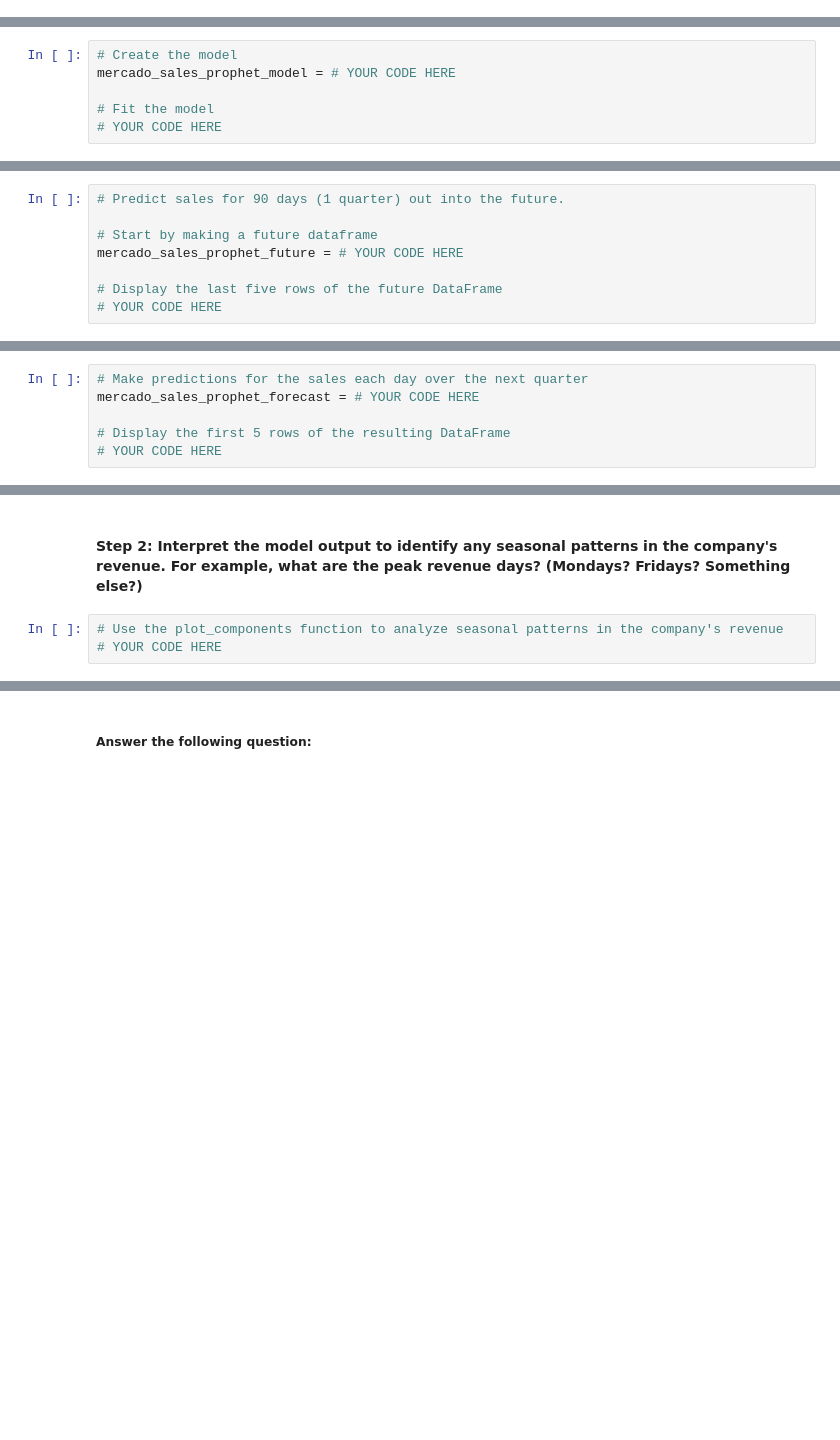
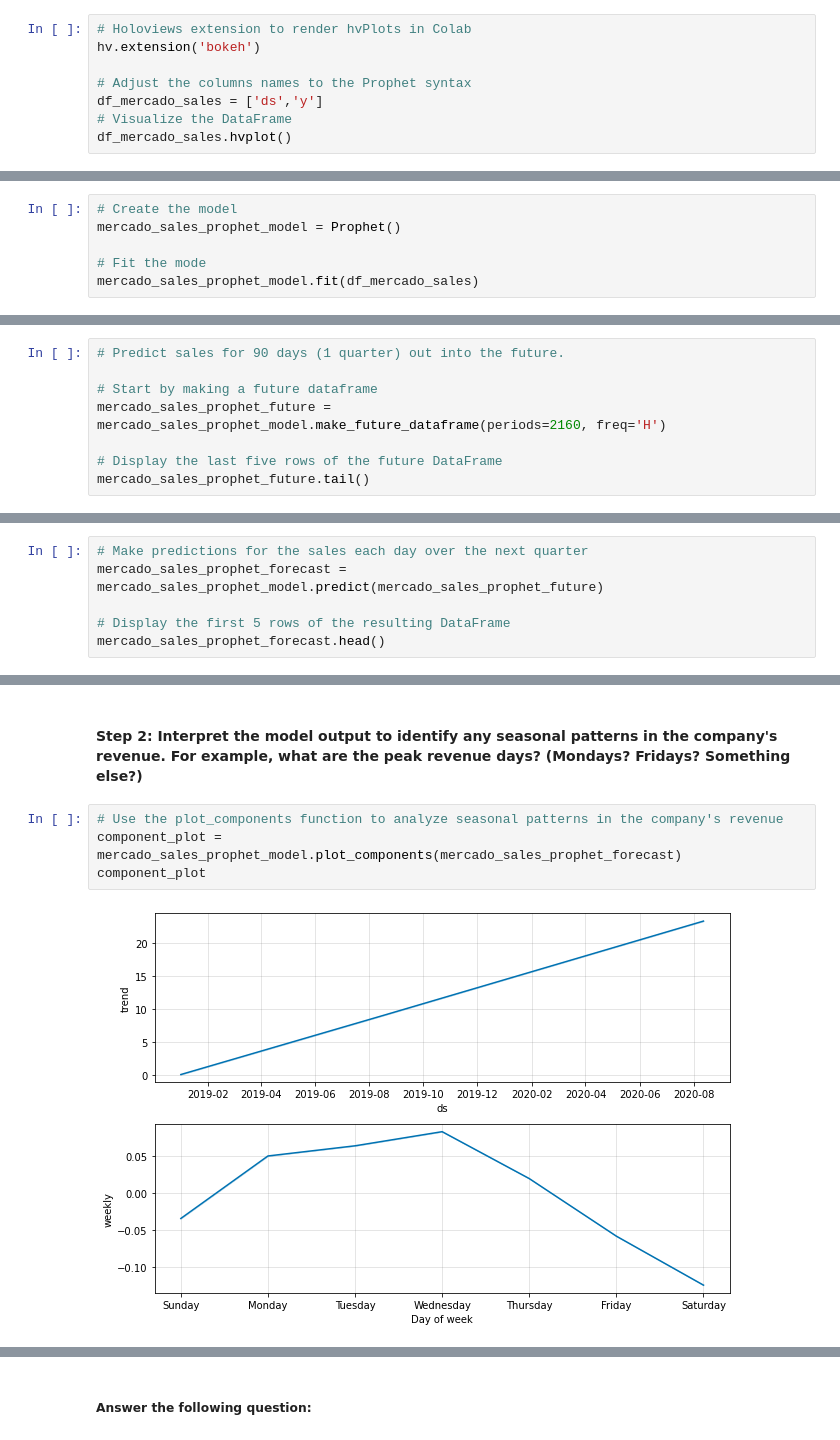
Before and after one commit to mightymiklas/Time_Series_Forecasting, a Jupyter notebook: forecasting_net_prophet.ipynb, the cells around one changed output, grey strips where cells are left out. Drawn from its saved outputs; the diff is of its cells as text; blank space fills up the shorter version.

```diff
--- a/forecasting_net_prophet.ipynb
+++ b/forecasting_net_prophet.ipynb
@@ -480,0 +682,8 @@ mercado_sales_prophet_df.columns = # YOUR CODE HERE
+# %%
+# Holoviews extension to render hvPlots in Colab
+hv.extension('bokeh')
+
+# Adjust the columns names to the Prophet syntax
+df_mercado_sales = ['ds','y']
+# Visualize the DataFrame
+df_mercado_sales.hvplot()
@@ -481,6 +692,6 @@ mercado_sales_prophet_df.columns = # YOUR CODE HERE
 # %%
 # Create the model
-mercado_sales_prophet_model = # YOUR CODE HERE
+mercado_sales_prophet_model = Prophet()
 
-# Fit the model
-# YOUR CODE HERE
+# Fit the mode
+mercado_sales_prophet_model.fit(df_mercado_sales)
@@ -488,7 +703,7 @@ mercado_sales_prophet_model = # YOUR CODE HERE
 # Predict sales for 90 days (1 quarter) out into the future.
 
 # Start by making a future dataframe
-mercado_sales_prophet_future = # YOUR CODE HERE
+mercado_sales_prophet_future = mercado_sales_prophet_model.make_future_dataframe(periods=2160, freq='H')
 
 # Display the last five rows of the future DataFrame
-# YOUR CODE HERE
+mercado_sales_prophet_future.tail()
@@ -495,6 +717,6 @@ mercado_sales_prophet_future = # YOUR CODE HERE
 # %%
 # Make predictions for the sales each day over the next quarter
-mercado_sales_prophet_forecast = # YOUR CODE HERE
+mercado_sales_prophet_forecast = mercado_sales_prophet_model.predict(mercado_sales_prophet_future)
 
 # Display the first 5 rows of the resulting DataFrame
-# YOUR CODE HERE
+mercado_sales_prophet_forecast.head()
@@ -502,4 +731,7 @@ mercado_sales_prophet_forecast = # YOUR CODE HERE
 #### Step 2: Interpret the model output to identify any seasonal patterns in the company's revenue. For example, what are the peak revenue days? (Mondays? Fridays? Something else?)
 # %%
 # Use the plot_components function to analyze seasonal patterns in the company's revenue
-# YOUR CODE HERE
+component_plot = mercado_sales_prophet_model.plot_components(mercado_sales_prophet_forecast)
+component_plot
+# %% [output]
+[figure, added]
```
Also changed, not shown: parts of 59 cells of this notebook.
